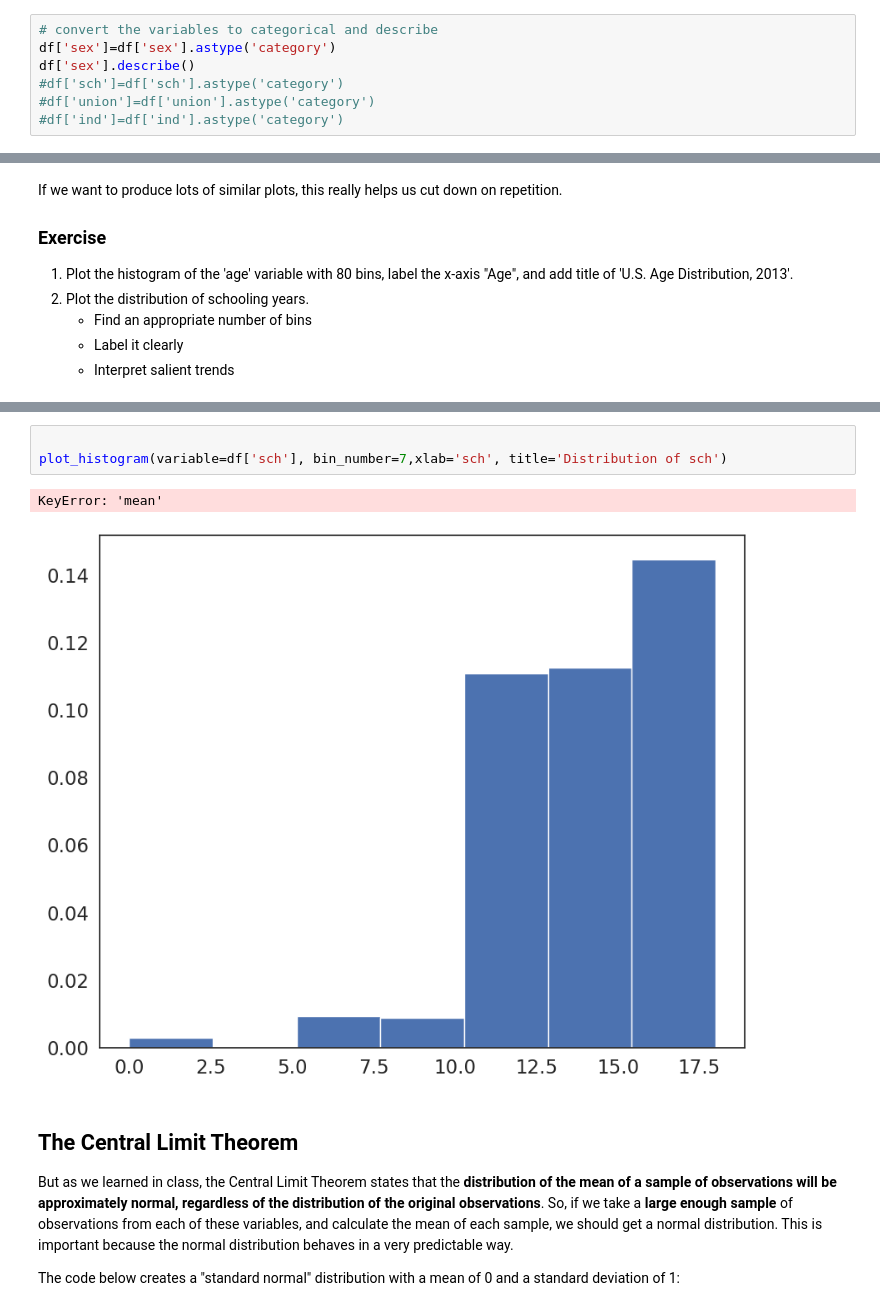
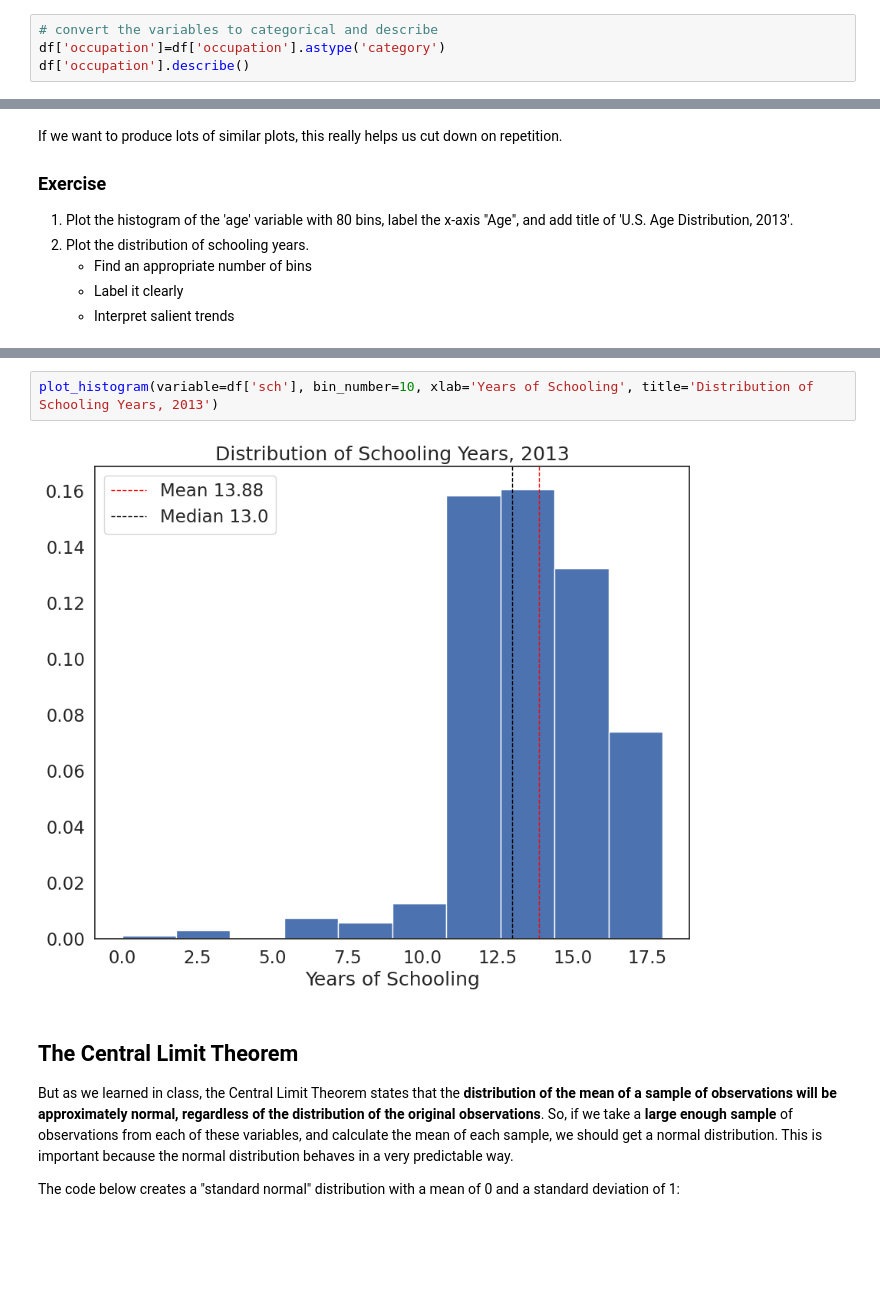
Before and after one commit to kuaiyu24/QM2, a Jupyter notebook: notebooks/W05. Distributions and Basic Statistics.ipynb, the cells around one changed output, grey strips where cells are left out. Cells and saved outputs as stored; diff of their text form; blank space fills up the shorter version.

```diff
--- a/notebooks/W05. Distributions and Basic Statistics.ipynb
+++ b/notebooks/W05. Distributions and Basic Statistics.ipynb
@@ -165,9 +169,6 @@ dtype: int64
 what other variables are categorical? Convert them to categorical and describe. What is the most common occupation in this dataset?
 # %%
 # convert the variables to categorical and describe
-df['sex']=df['sex'].astype('category')
-df['sex'].describe()
-#df['sch']=df['sch'].astype('category')
-#df['union']=df['union'].astype('category')
-#df['ind']=df['ind'].astype('category')
+df['occupation']=df['occupation'].astype('category')
+df['occupation'].describe()
 # %% [output]
@@ -331,11 +331,9 @@ plot_histogram(variable = df['age'], bin_number = 80, xlab = 'Age', title = 'U.S
 # %% [output]
 [figure]
 # %%
-
-plot_histogram(variable=df['sch'], bin_number=7,xlab='sch', title='Distribution of sch')
+plot_histogram(variable=df['sch'], bin_number=10, xlab='Years of Schooling', title='Distribution of Schooling Years, 2013')
 # %% [output]
-KeyError: 'mean'
-[figure, old version]
+[figure, new version]
 # %% [markdown]
 ## The Central Limit Theorem
 
```
Also changed, not shown: parts of 18 cells of this notebook.
